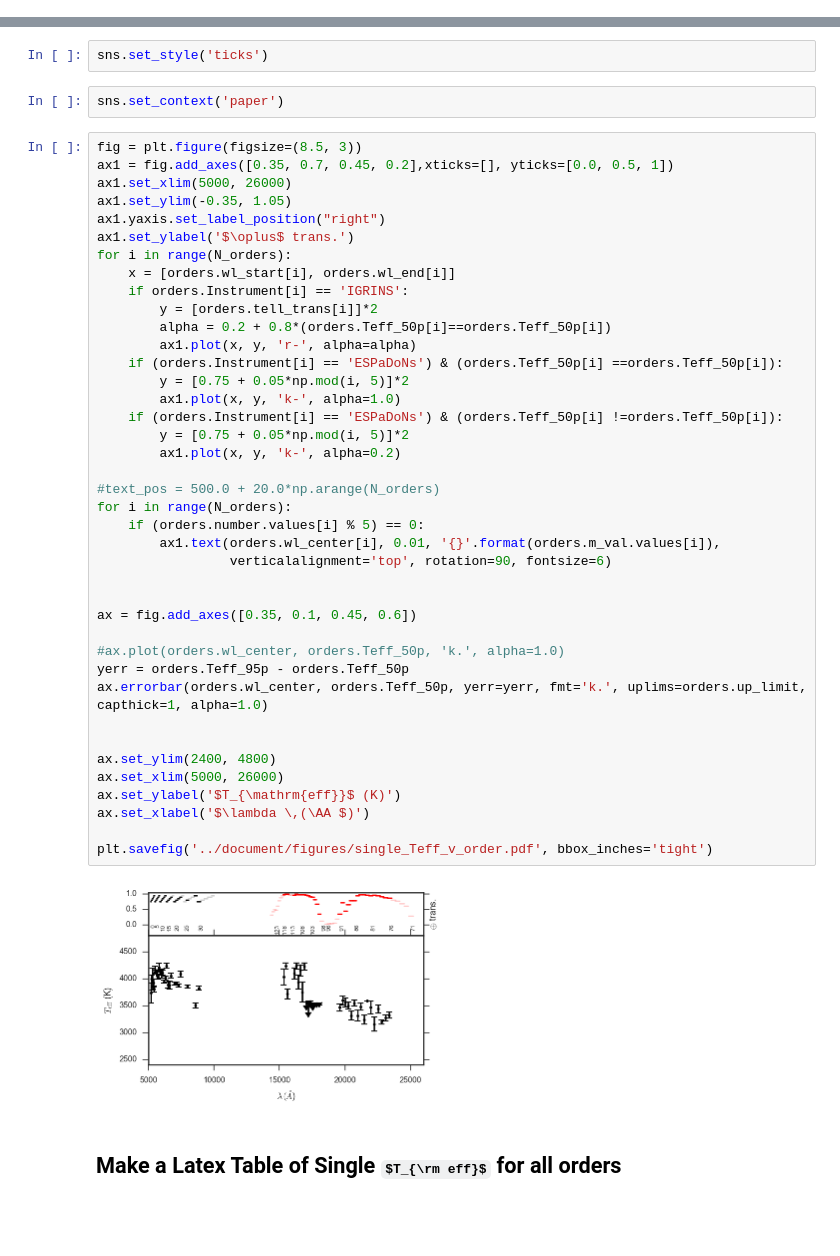
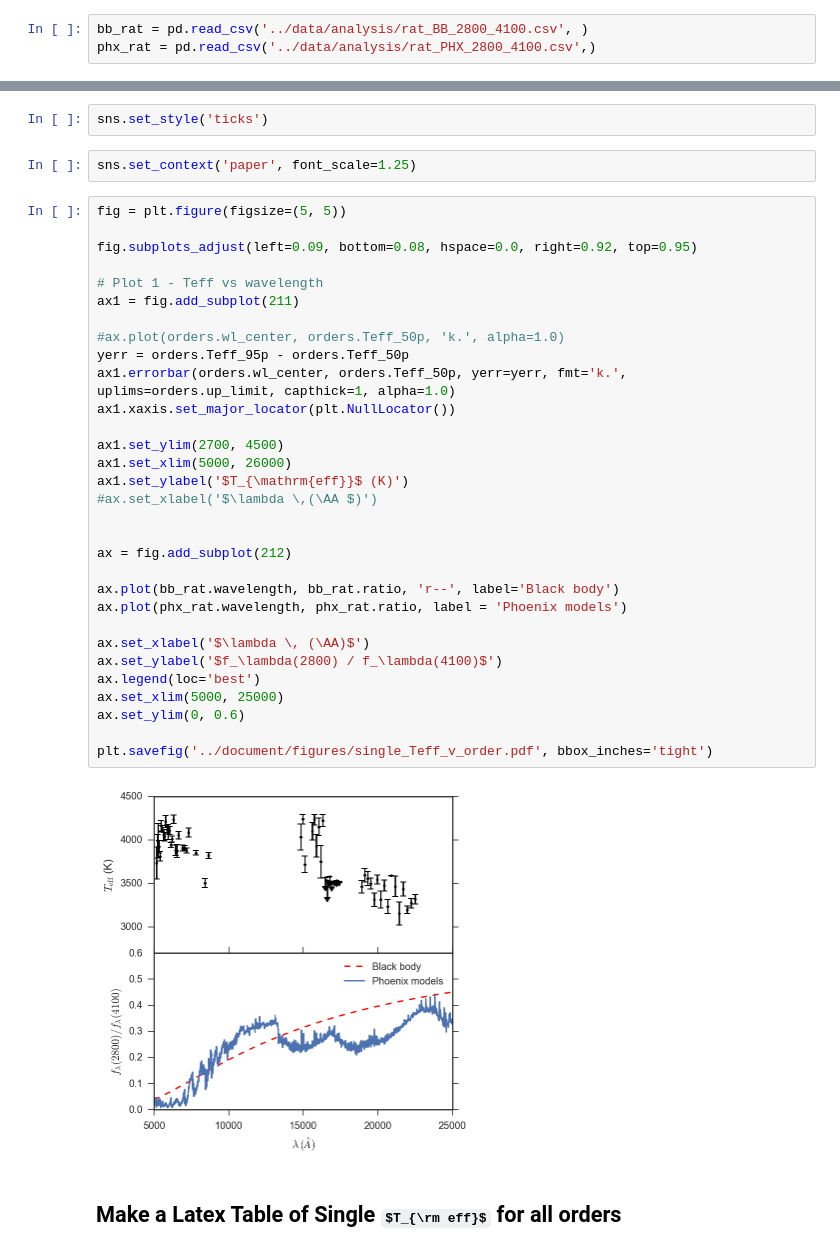
Before and after one commit to BrownDwarf/welter, a Jupyter notebook: notebooks/welter_issue017-01_Table_of_single_Teff_for_all_orders.ipynb, the cells around one changed output, grey strips where cells are left out. Drawn from its saved outputs; the diff is of its cells as text; some formulas as TeX source; blank space fills up the shorter version.

```diff
--- a/notebooks/welter_issue017-01_Table_of_single_Teff_for_all_orders.ipynb
+++ b/notebooks/welter_issue017-01_Table_of_single_Teff_for_all_orders.ipynb
@@ -67,3 +69,6 @@ SF_single_Teff.up_limit[bi] = True
+# %%
+bb_rat = pd.read_csv('../data/analysis/rat_BB_2800_4100.csv', )
+phx_rat = pd.read_csv('../data/analysis/rat_PHX_2800_4100.csv',)
 # %% [markdown]
 ## Plot of $T_{eff}$ vs. spectral order
 # %%
@@ -72,49 +77,40 @@ N_orders = len(orders)
 # %%
 sns.set_style('ticks')
 # %%
-sns.set_context('paper')
+sns.set_context('paper', font_scale=1.25)
-# %%
-fig = plt.figure(figsize=(8.5, 3))
-ax1 = fig.add_axes([0.35, 0.7, 0.45, 0.2],xticks=[], yticks=[0.0, 0.5, 1])
-ax1.set_xlim(5000, 26000)
-ax1.set_ylim(-0.35, 1.05)
-ax1.yaxis.set_label_position("right")
-ax1.set_ylabel('$\oplus$ trans.')
-for i in range(N_orders):
-    x = [orders.wl_start[i], orders.wl_end[i]]
-    if orders.Instrument[i] == 'IGRINS':
-        y = [orders.tell_trans[i]]*2
-        alpha = 0.2 + 0.8*(orders.Teff_50p[i]==orders.Teff_50p[i])
-        ax1.plot(x, y, 'r-', alpha=alpha)
-    if (orders.Instrument[i] == 'ESPaDoNs') & (orders.Teff_50p[i] ==orders.Teff_50p[i]):
-        y = [0.75 + 0.05*np.mod(i, 5)]*2
-        ax1.plot(x, y, 'k-', alpha=1.0)
-    if (orders.Instrument[i] == 'ESPaDoNs') & (orders.Teff_50p[i] !=orders.Teff_50p[i]):
-        y = [0.75 + 0.05*np.mod(i, 5)]*2
-        ax1.plot(x, y, 'k-', alpha=0.2)
-
-#text_pos = 500.0 + 20.0*np.arange(N_orders)
-for i in range(N_orders):
-    if (orders.number.values[i] % 5) == 0:
-        ax1.text(orders.wl_center[i], 0.01, '{}'.format(orders.m_val.values[i]),
-                 verticalalignment='top', rotation=90, fontsize=6)
-
-
-ax = fig.add_axes([0.35, 0.1, 0.45, 0.6])
-
-#ax.plot(orders.wl_center, orders.Teff_50p, 'k.', alpha=1.0)
-yerr = orders.Teff_95p - orders.Teff_50p
-ax.errorbar(orders.wl_center, orders.Teff_50p, yerr=yerr, fmt='k.', uplims=orders.up_limit, capthick=1, alpha=1.0)
-
-
-ax.set_ylim(2400, 4800)
-ax.set_xlim(5000, 26000)
-ax.set_ylabel('$T_{\mathrm{eff}}$ (K)')
-ax.set_xlabel('$\lambda \,(\AA $)')
-
-plt.savefig('../document/figures/single_Teff_v_order.pdf', bbox_inches='tight')
-# %% [output]
-[figure, removed]
+# %%
+fig = plt.figure(figsize=(5, 5))
+
+fig.subplots_adjust(left=0.09, bottom=0.08, hspace=0.0, right=0.92, top=0.95)
+
+# Plot 1 - Teff vs wavelength
+ax1 = fig.add_subplot(211)
+
+#ax.plot(orders.wl_center, orders.Teff_50p, 'k.', alpha=1.0)
+yerr = orders.Teff_95p - orders.Teff_50p
+ax1.errorbar(orders.wl_center, orders.Teff_50p, yerr=yerr, fmt='k.', uplims=orders.up_limit, capthick=1, alpha=1.0)
+ax1.xaxis.set_major_locator(plt.NullLocator())
+
+ax1.set_ylim(2700, 4500)
+ax1.set_xlim(5000, 26000)
+ax1.set_ylabel('$T_{\mathrm{eff}}$ (K)')
+#ax.set_xlabel('$\lambda \,(\AA $)')
+
+
+ax = fig.add_subplot(212)
+
+ax.plot(bb_rat.wavelength, bb_rat.ratio, 'r--', label='Black body')
+ax.plot(phx_rat.wavelength, phx_rat.ratio, label = 'Phoenix models')
+
+ax.set_xlabel('$\lambda \, (\AA)$')
+ax.set_ylabel('$f_\lambda(2800) / f_\lambda(4100)$')
+ax.legend(loc='best')
+ax.set_xlim(5000, 25000)
+ax.set_ylim(0, 0.6)
+
+plt.savefig('../document/figures/single_Teff_v_order.pdf', bbox_inches='tight')
+# %% [output]
+[figure, added]
 # %% [markdown]
 ## Make a Latex Table of Single $T_{\rm eff}$ for all orders
 # %%
```
Also changed, not shown: parts of 1 cell of this notebook, 4 other files.
